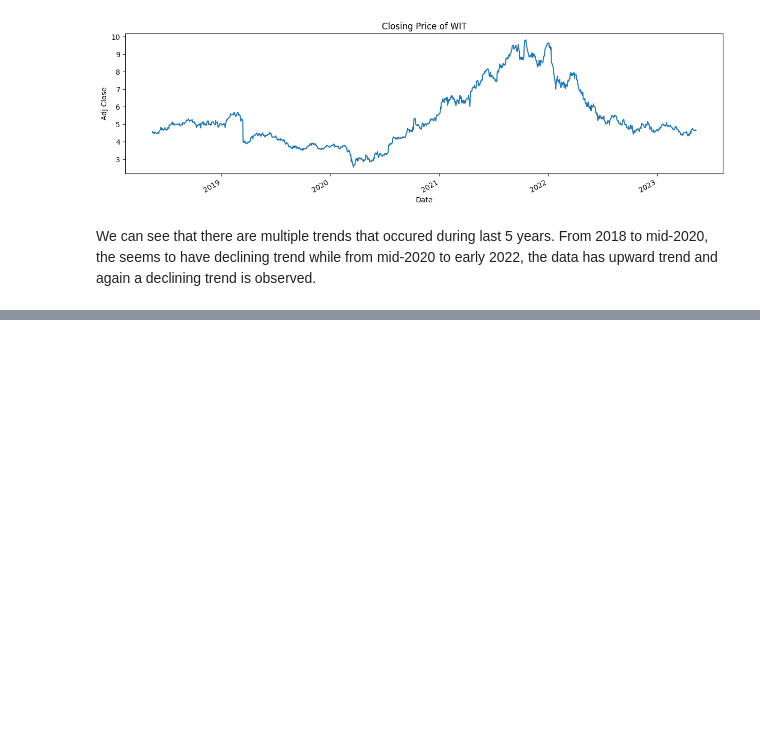
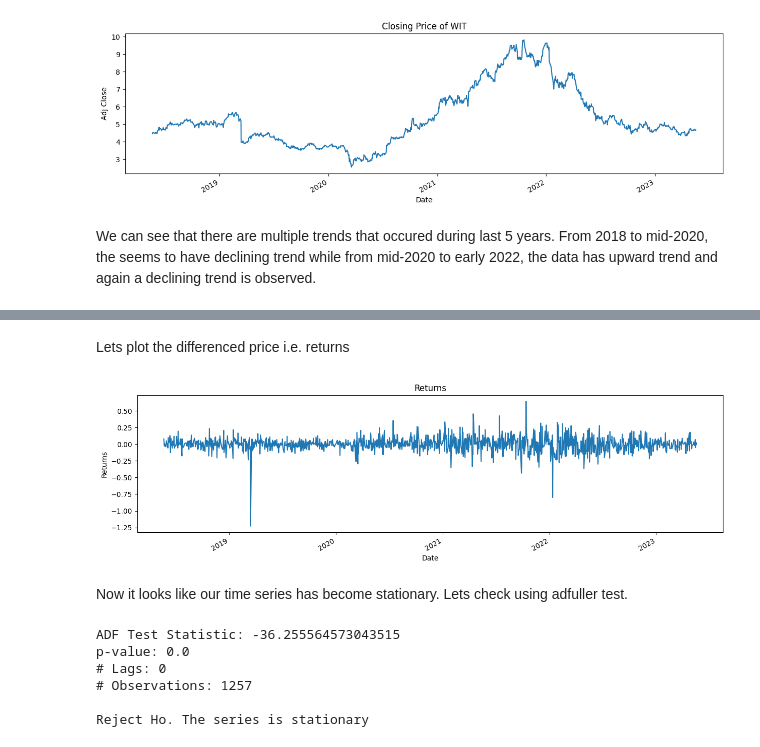
Before and after one commit to parikshitshinge/stock-price-prediction, a Jupyter notebook: Stock Price Prediction.ipynb, the cells around one changed output, grey strips where cells are left out. Saved outputs shown, nothing was run; the diff lists cells and outputs as text; code cells hidden in the pictures; blank space fills up the shorter version.

```diff
--- a/Stock Price Prediction.ipynb
+++ b/Stock Price Prediction.ipynb
@@ -125,0 +202,4 @@ plt.show()
+# %%
+data_returns = data.copy()
+data_returns['Returns'] = data_returns['Price'] - data_returns['Price'].shift(1)
+data_returns.head()
@@ -125,0 +214,3 @@ plt.show()
+# %%
+data_returns.dropna(inplace=True)
+data_returns.head()
@@ -125,0 +225,37 @@ plt.show()
+# %% [markdown]
+Lets plot the differenced price i.e. returns
+# %%
+plt.figure(figsize=(15,4))
+data_returns['Returns'].plot()
+plt.ylabel('Returns')
+plt.xlabel('Date')
+plt.title('Returns')
+plt.show()
+# %% [output]
+[figure, added]
+# %% [markdown]
+Now it looks like our time series has become stationary. Lets check using adfuller test.
+# %%
+# It looks stationary, but lets check using adfuller test as well
+stationary_check = adfuller(data_returns.Returns)
+
+# Here adfuller test has below hypothesis
+# Ho: The series is non stationary
+# Ha: The series is stationary
+# Depending on what p-value we will get, we will decide whether to accept or reject null hypothesis
+
+labels = ['ADF Test Statistic', 'p-value', '# Lags', '# Observations']
+for k, v in zip(labels, stationary_check):
+    print(k+': '+str(v))
+
+if stationary_check[1] <= 0.05:
+    print('\nReject Ho. The series is stationary')
+else:
+    print('\nFail to reject Ho. The series is non stationary')
+# %% [output]
+ADF Test Statistic: -36.255564573043515
+p-value: 0.0
+# Lags: 0
+# Observations: 1257
+
+Reject Ho. The series is stationary
```
Also changed, not shown: parts of 76 cells of this notebook.
